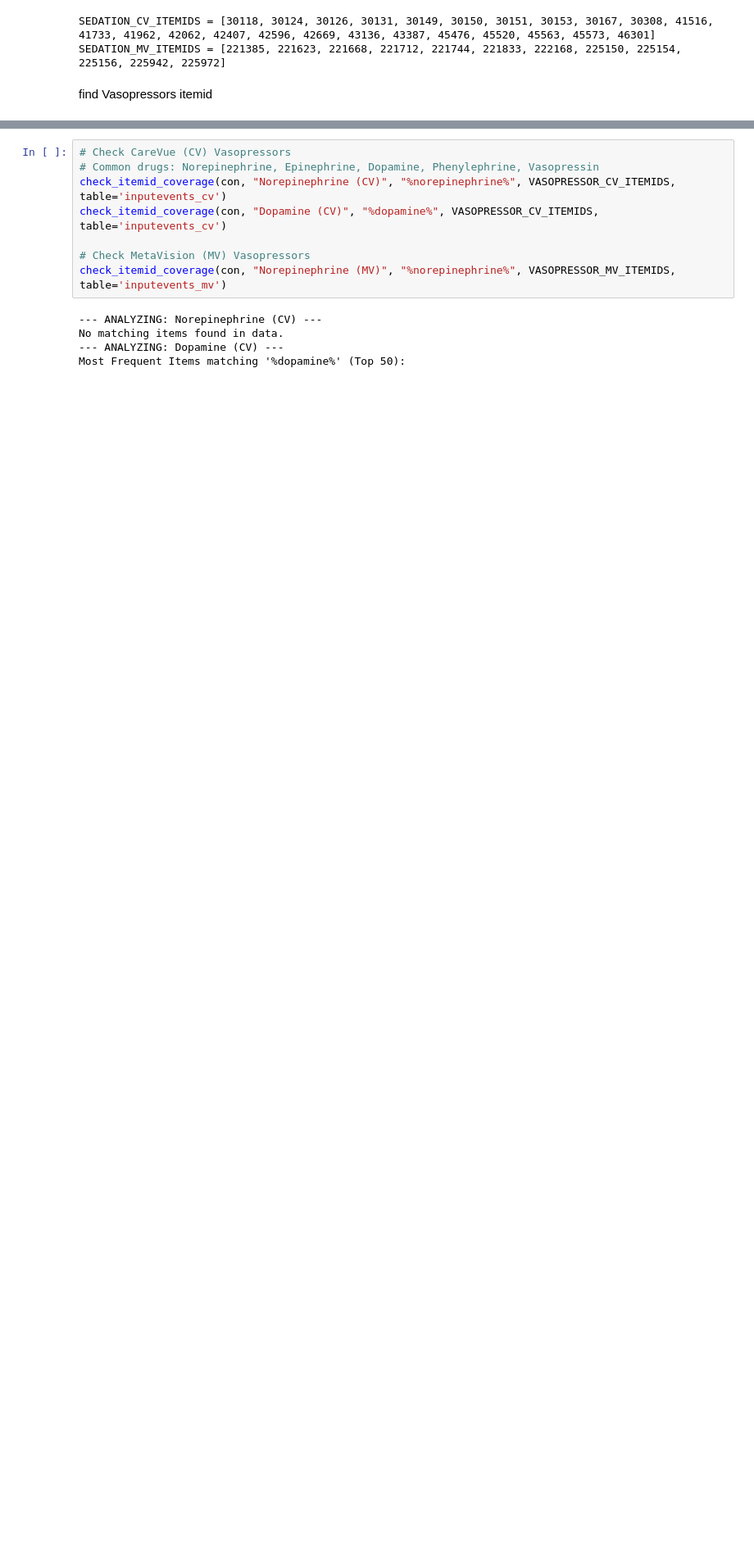
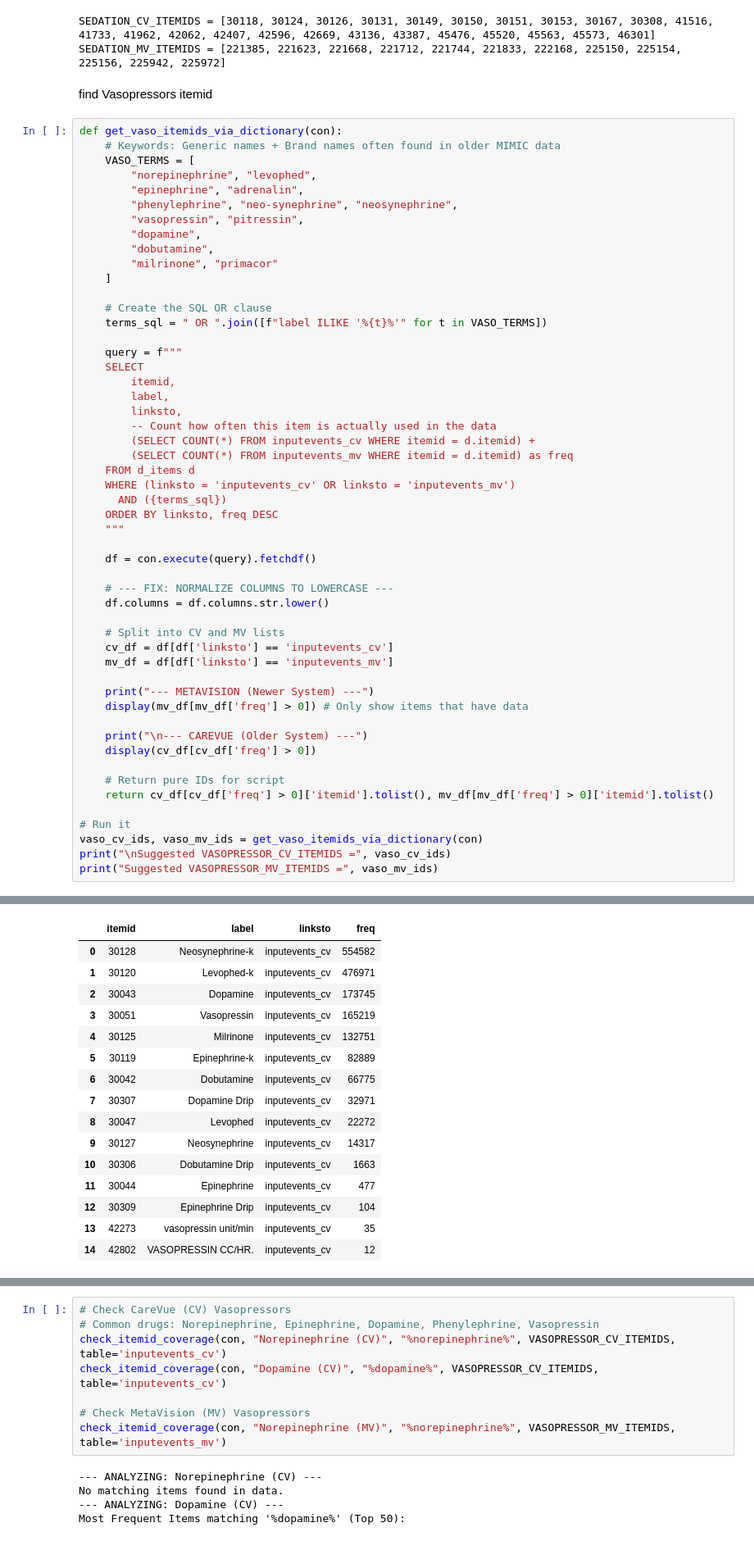
Before and after one commit to alonbebchuk/mlhc_project, a Jupyter notebook: src/test_criteria.ipynb, the cells around one changed output, grey strips where cells are left out. Shown at 82% size. Cells and saved outputs as stored; diff of their text form; blank space fills up the shorter version.

```diff
--- a/src/test_criteria.ipynb
+++ b/src/test_criteria.ipynb
@@ -1143,3 +1143,56 @@ SEDATION_CV_ITEMIDS = [30118, 30124, 30126, 30131, 30149, 30150, 30151, 30153, 3
 SEDATION_MV_ITEMIDS = [221385, 221623, 221668, 221712, 221744, 221833, 222168, 225150, 225154, 225156, 225942, 225972]
 # %% [markdown]
 find Vasopressors itemid
+# %%
+def get_vaso_itemids_via_dictionary(con):
+    # Keywords: Generic names + Brand names often found in older MIMIC data
+    VASO_TERMS = [
+        "norepinephrine", "levophed",
+        "epinephrine", "adrenalin",
+        "phenylephrine", "neo-synephrine", "neosynephrine",
+        "vasopressin", "pitressin",
+        "dopamine",
+        "dobutamine",
+        "milrinone", "primacor"
+    ]
+
+    # Create the SQL OR clause
+    terms_sql = " OR ".join([f"label ILIKE '%{t}%'" for t in VASO_TERMS])
+
+    query = f"""
+    SELECT
+        itemid,
+        label,
+        linksto,
+        -- Count how often this item is actually used in the data
+        (SELECT COUNT(*) FROM inputevents_cv WHERE itemid = d.itemid) +
+        (SELECT COUNT(*) FROM inputevents_mv WHERE itemid = d.itemid) as freq
+    FROM d_items d
+    WHERE (linksto = 'inputevents_cv' OR linksto = 'inputevents_mv')
+      AND ({terms_sql})
+    ORDER BY linksto, freq DESC
+    """
+
+    df = con.execute(query).fetchdf()
+
+    # --- FIX: NORMALIZE COLUMNS TO LOWERCASE ---
+    df.columns = df.columns.str.lower()
+
+    # Split into CV and MV lists
+    cv_df = df[df['linksto'] == 'inputevents_cv']
+    mv_df = df[df['linksto'] == 'inputevents_mv']
+
+    print("--- METAVISION (Newer System) ---")
+    display(mv_df[mv_df['freq'] > 0]) # Only show items that have data
+
+    print("\n--- CAREVUE (Older System) ---")
+    display(cv_df[cv_df['freq'] > 0])
+
+    # Return pure IDs for script
+    return cv_df[cv_df['freq'] > 0]['itemid'].tolist(), mv_df[mv_df['freq'] > 0]['itemid'].tolist()
+
+# Run it
+vaso_cv_ids, vaso_mv_ids = get_vaso_itemids_via_dictionary(con)
+print("\nSuggested VASOPRESSOR_CV_ITEMIDS =", vaso_cv_ids)
+print("Suggested VASOPRESSOR_MV_ITEMIDS =", vaso_mv_ids)
+# %% [output]
@@ -1145,0 +1209,16 @@ find Vasopressors itemid
+|  | itemid | label | linksto | freq |
+| 0 | 30128 | Neosynephrine-k | inputevents_cv | 554582 |
+| 1 | 30120 | Levophed-k | inputevents_cv | 476971 |
+| 2 | 30043 | Dopamine | inputevents_cv | 173745 |
+| 3 | 30051 | Vasopressin | inputevents_cv | 165219 |
+| 4 | 30125 | Milrinone | inputevents_cv | 132751 |
+| 5 | 30119 | Epinephrine-k | inputevents_cv | 82889 |
+| 6 | 30042 | Dobutamine | inputevents_cv | 66775 |
+| 7 | 30307 | Dopamine Drip | inputevents_cv | 32971 |
+| 8 | 30047 | Levophed | inputevents_cv | 22272 |
+| 9 | 30127 | Neosynephrine | inputevents_cv | 14317 |
+| 10 | 30306 | Dobutamine Drip | inputevents_cv | 1663 |
+| 11 | 30044 | Epinephrine | inputevents_cv | 477 |
+| 12 | 30309 | Epinephrine Drip | inputevents_cv | 104 |
+| 13 | 42273 | vasopressin unit/min | inputevents_cv | 35 |
+| 14 | 42802 | VASOPRESSIN CC/HR. | inputevents_cv | 12 |
```
Also changed, not shown: parts of 3 cells of this notebook, 1 other file.
